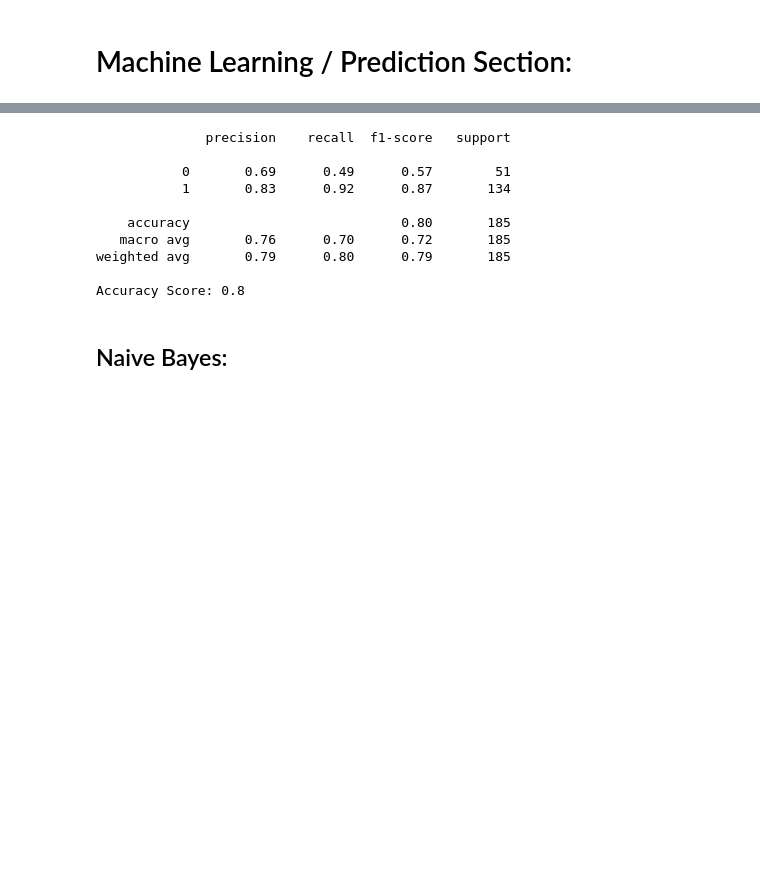
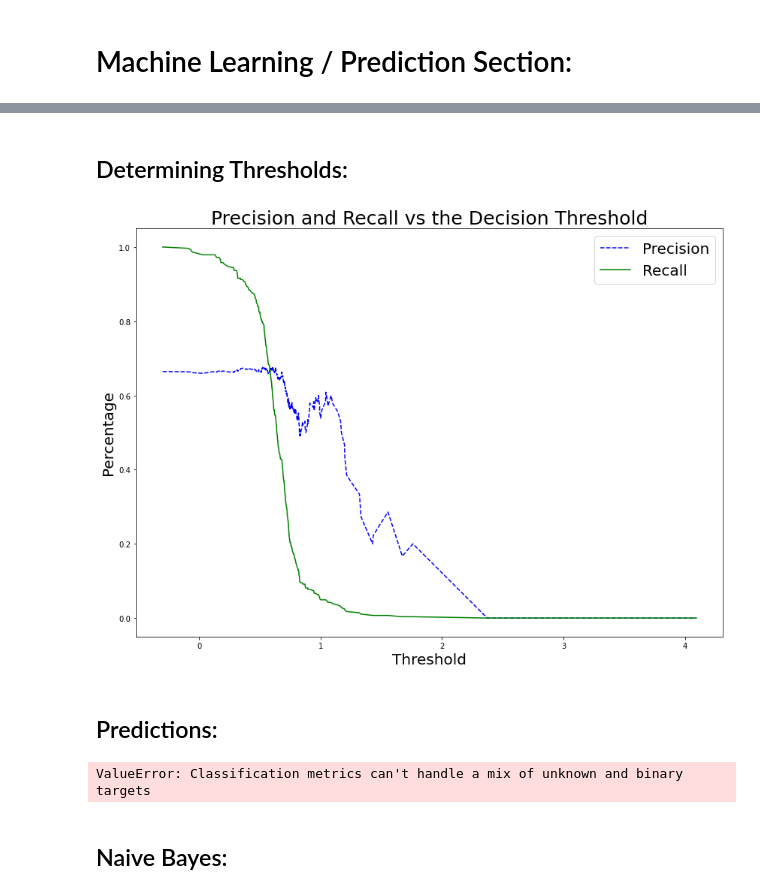
Before and after one commit to spa542/DSCI470, a Jupyter notebook: Project_2_Loan_Prediction_Dataset/Loan_Prediction_Dataset_Playground.ipynb, the cells around one changed output, grey strips where cells are left out. Drawn from its saved outputs; the diff is of its cells as text; code cells hidden in the pictures; blank space fills up the shorter version.

Commit message:
Added some classification measures and a graph, need to add some more before moving forward

```diff
--- a/Project_2_Loan_Prediction_Dataset/Loan_Prediction_Dataset_Playground.ipynb
+++ b/Project_2_Loan_Prediction_Dataset/Loan_Prediction_Dataset_Playground.ipynb
@@ -293,16 +337,0 @@ lp_df_test.head(25)
-# %%
-# CURRENTLY USING TRAIN DATA SINCE TEST DATA IS MISSING Y VALUES!!!!!!!!!
-
-# For now use just the quantitative data
-# ApplicantIncome, CoapplicantIncome, LoanAmount, Loan_Amount_Term, Credit_History
-X_lp_train = lp_df[['ApplicantIncome', 'CoapplicantIncome', 'LoanAmount', 'Loan_Amount_Term', 'Credit_History']]
-Y_lp_train = lp_df[['Loan_Status']]
-# Change the Y values from N : Y to 0 : 1
-Y_lp_train.loc[Y_lp_train['Loan_Status'] == 'N', 'Loan_Status'] = 0
-Y_lp_train.loc[Y_lp_train['Loan_Status'] == 'Y', 'Loan_Status'] = 1
-# Split the data
-X_train, X_test, Y_train, Y_test = train_test_split(X_lp_train.values.tolist(), Y_lp_train.values.tolist(), test_size=.3)
-# Fit and transform the data
-scaler = StandardScaler()
-X_train = scaler.fit_transform(X_train)
-X_test = scaler.transform(X_test)
@@ -321,0 +338,4 @@ See the caveats in the documentation: https://pandas.pydata.org/pandas-docs/stab
+# %%
+# Compute the linear regression
+log_reg = LogisticRegression()
+log_reg = log_reg.fit(X_train, Y_train)
@@ -322,23 +384,31 @@ See the caveats in the documentation: https://pandas.pydata.org/pandas-docs/stab
+# %% [markdown]
+## Determining Thresholds:
+# %%
+def plot_precision_recall_vs_threshold(precisions, recalls, thresholds):
+    plt.figure(figsize=(14,10))
+    plt.plot(thresholds, precisions[:-1], "b--", label="Precision")
+    plt.plot(thresholds, recalls[:-1], "g-", label="Recall")
+    plt.legend(['Precision', 'Recall'], fontsize=20)
+    plt.title('Precision and Recall vs the Decision Threshold', fontsize=25)
+    plt.xlabel('Threshold', fontsize=20)
+    plt.ylabel('Percentage', fontsize=20)
+    plt.show()
+# %%
+Y_scores = cross_val_predict(log_reg, X_train, Y_train, cv=3, method="decision_function")
+precisions, recalls, thresholds = precision_recall_curve(Y_train, Y_scores)
+plot_precision_recall_vs_threshold(precisions, recalls, thresholds)
+# %% [output]
+[figure, added]
+# %% [markdown]
+## Predictions:
 # %%
-# Compute the linear regression
-lin_reg = LogisticRegression()
-lin_reg = lin_reg.fit(X_train, Y_train)
 # Get the predictor
-Y_pred_lin_reg = lin_reg.predict(X_test)
+Y_pred_log_reg = log_reg.predict(X_test)
 # Print the reports
-print(classification_report(Y_test, Y_pred_lin_reg))
-print(f'Accuracy Score: {accuracy_score(Y_test, Y_pred_lin_reg)}')
+print(classification_report(Y_test, Y_pred_log_reg))
+print(f'Accuracy Score: {accuracy_score(Y_test, Y_pred_log_reg)}')
 # %% [output]
-              precision    recall  f1-score   support
-
-           0       0.69      0.49      0.57        51
-           1       0.83      0.92      0.87       134
-
-    accuracy                           0.80       185
-   macro avg       0.76      0.70      0.72       185
-weighted avg       0.79      0.80      0.79       185
-
-Accuracy Score: 0.8
+ValueError: Classification metrics can't handle a mix of unknown and binary targets
 # %% [markdown]
 ## Naive Bayes:
 # %%
```
Also changed, not shown: parts of 10 cells of this notebook.
